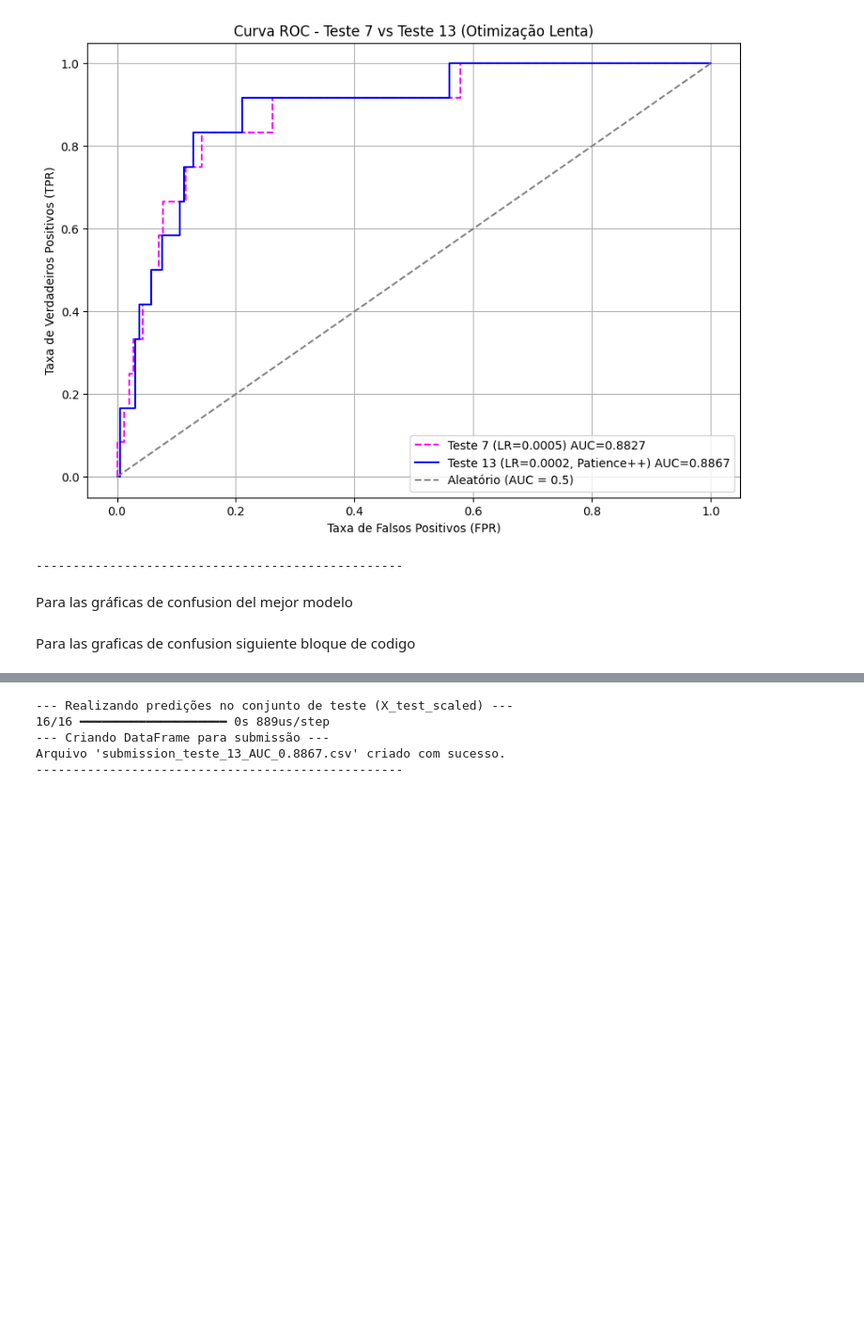
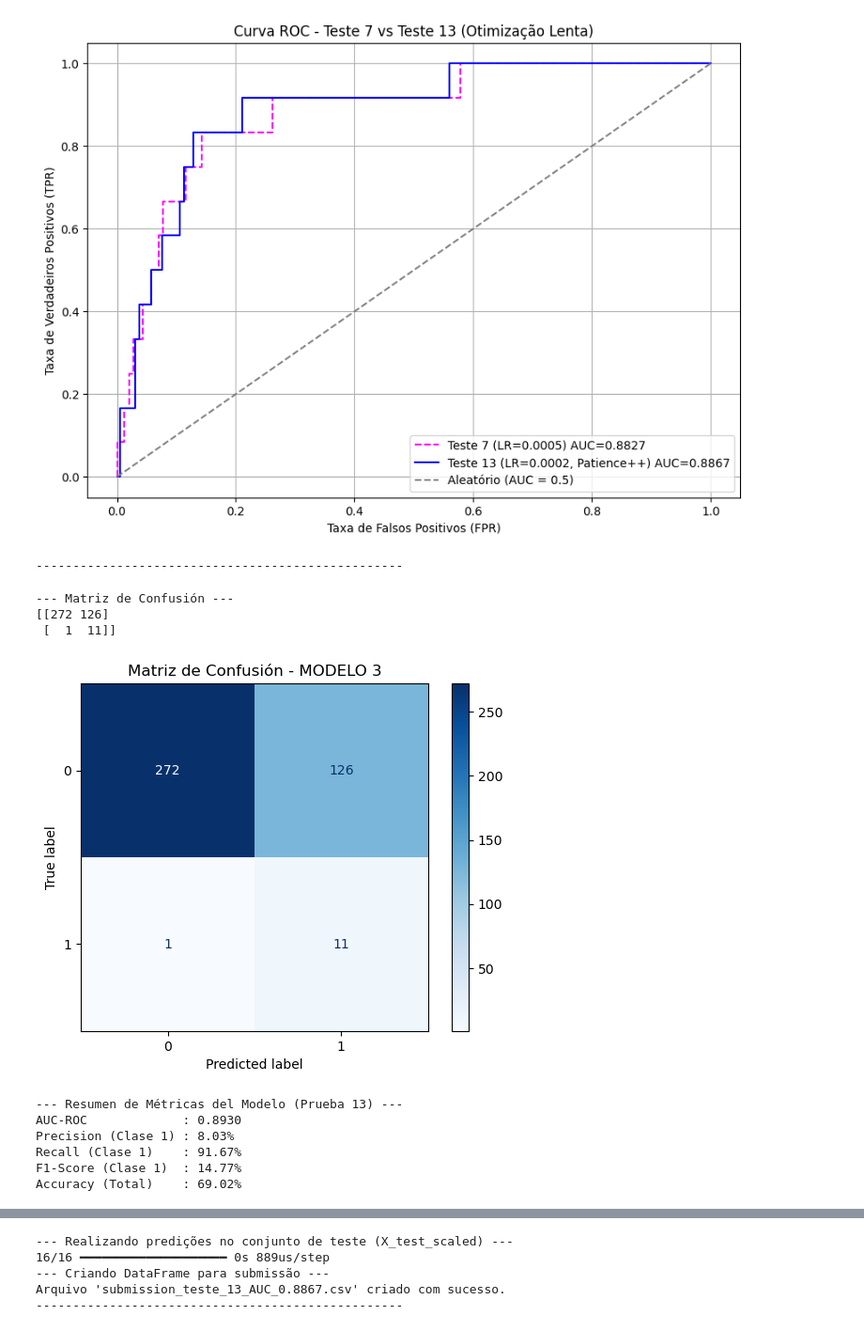
Before and after one commit to felipelobatodasilva/MiniProyecto, a Jupyter notebook: scripts/04 - 3 modelos completos+preprocesamiento2.ipynb, the cells around one changed output, grey strips where cells are left out. Shown at 94% size. Drawn from its saved outputs; the diff is of its cells as text; code cells hidden in the pictures; blank space fills up the shorter version.

Commit message:
se carga archivo final informe, gráfico comparativo modelos

```diff
--- a/scripts/04 - 3 modelos completos+preprocesamiento2.ipynb
+++ b/scripts/04 - 3 modelos completos+preprocesamiento2.ipynb
@@ -700,7 +710,3 @@ AUC na Validação (final, após restore_best_weights): 0.8867
 --- Gerando a curva ROC ---
 [figure]
 --------------------------------------------------
-# %% [markdown]
-Para las gráficas de confusion del mejor modelo
-# %% [markdown]
-Para las graficas de confusion siguiente bloque de codigo
@@ -814,0 +713,53 @@ print("-" * 50)
+# %%
+from sklearn.metrics import confusion_matrix, ConfusionMatrixDisplay
+
+# --- 7. Matriz de Confusión ---
+
+# Convertir probabilidades a clases (threshold = 0.5)
+predicciones_validacion_13 = (probabilidades_validacion_13 >= 0.5).astype(int)
+
+# Calcular la matriz de confusión
+matriz_confusion_13 = confusion_matrix(y_validacion, predicciones_validacion_13)
+
+# Mostrar la matriz de confusión
+print("--- Matriz de Confusión ---")
+print(matriz_confusion_13)
+
+# Graficar la matriz de confusión
+disp = ConfusionMatrixDisplay(confusion_matrix=matriz_confusion_13)
+disp.plot(cmap='Blues', values_format='d')
+plt.title('Matriz de Confusión - MODELO 3')
+plt.show()
+# %% [output]
+--- Matriz de Confusión ---
+[[272 126]
+ [  1  11]]
+[figure, added]
+# %%
+from sklearn.metrics import precision_score, recall_score, f1_score, accuracy_score, roc_auc_score
+
+# --- 8. Resumen de Métricas ---
+
+# 1. AUC (queda en escala 0-1)
+auc_13 = roc_auc_score(y_validacion, probabilidades_validacion_13)
+
+# 2. Precision, Recall, F1-Score y Accuracy (multiplicados por 100)
+precision_13 = precision_score(y_validacion, predicciones_validacion_13, pos_label=1) * 100
+recall_13 = recall_score(y_validacion, predicciones_validacion_13, pos_label=1) * 100
+f1_13 = f1_score(y_validacion, predicciones_validacion_13, pos_label=1) * 100
+accuracy_13 = accuracy_score(y_validacion, predicciones_validacion_13) * 100
+
+# 3. Mostrar el resumen
+print("\n--- Resumen de Métricas del Modelo (Prueba 13) ---")
+print(f"AUC-ROC             : {auc_13:.4f}")  # Se mantiene 0-1
+print(f"Precision (Clase 1) : {precision_13:.2f}%")
+print(f"Recall (Clase 1)    : {recall_13:.2f}%")
+print(f"F1-Score (Clase 1)  : {f1_13:.2f}%")
+print(f"Accuracy (Total)    : {accuracy_13:.2f}%")
+# %% [output]
+--- Resumen de Métricas del Modelo (Prueba 13) ---
+AUC-ROC             : 0.8930
+Precision (Clase 1) : 8.03%
+Recall (Clase 1)    : 91.67%
+F1-Score (Clase 1)  : 14.77%
+Accuracy (Total)    : 69.02%
```
Also changed, not shown: parts of 9 cells of this notebook, 4 other files.
